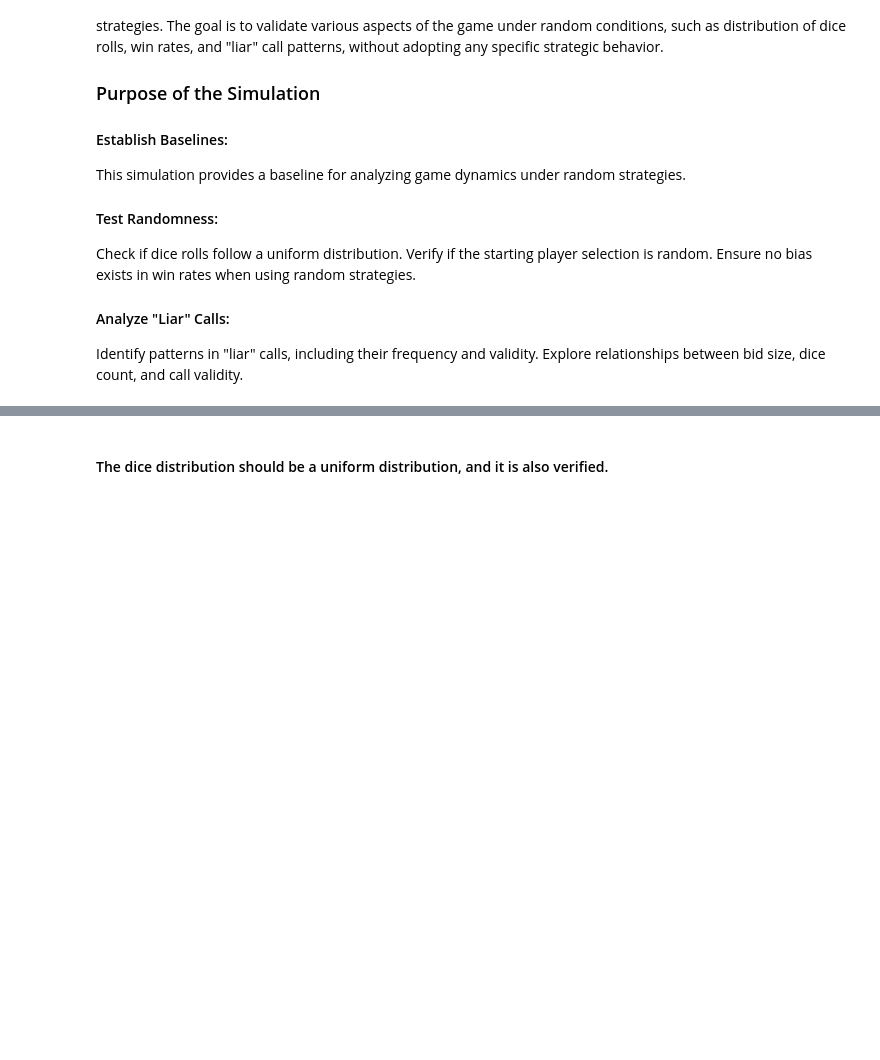
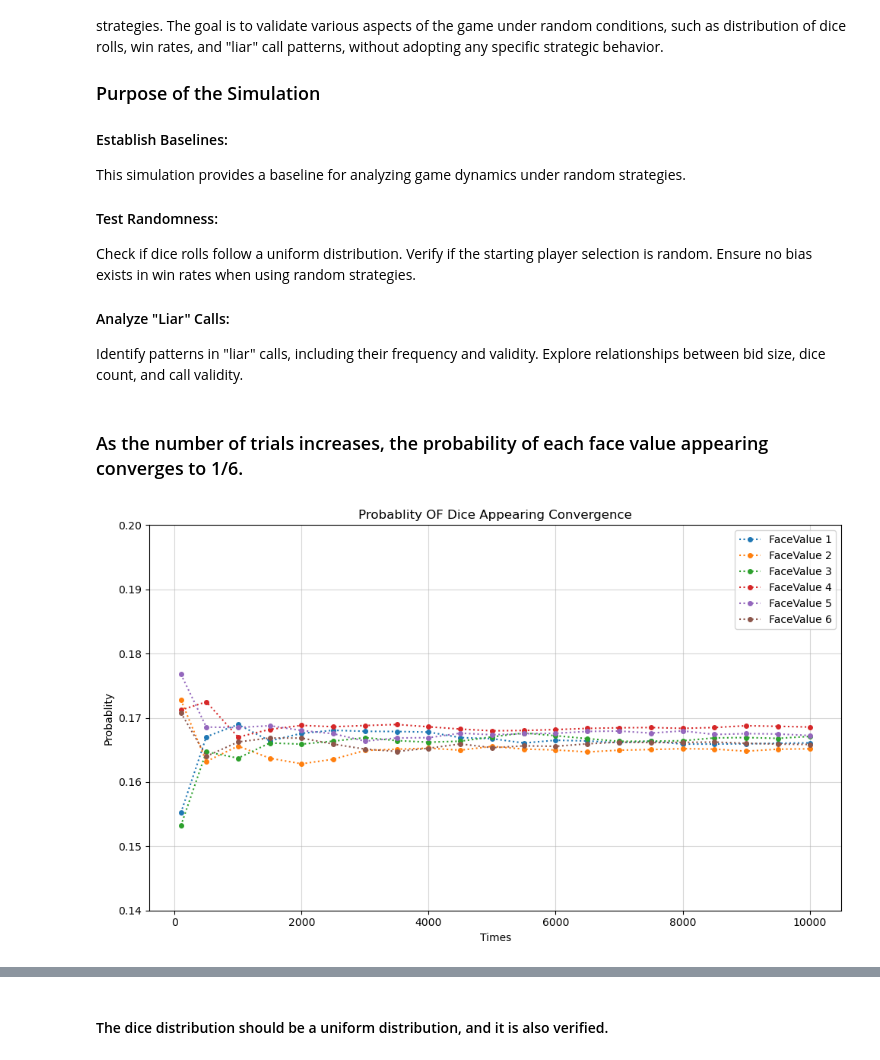
Before and after one commit to iSchool-597PR/2024Fall_projects, a Jupyter notebook: Validation.ipynb, the cells around one changed output, grey strips where cells are left out. Drawn from its saved outputs; the diff is of its cells as text; code cells hidden in the pictures; blank space fills up the shorter version.

```diff
--- a/Validation.ipynb
+++ b/Validation.ipynb
@@ -33,0 +36,20 @@ for _ in range(times):
+# %% [markdown]
+### As the number of trials increases, the probability of each face value appearing converges to 1/6.
+# %%
+dice  = pd.DataFrame(dice_convergence)
+dice = dice.div(dice.sum(axis=1), axis=0)
+dice.columns = ['FaceValue 1', 'FaceValue 2', 'FaceValue 3', 'FaceValue 4', 'FaceValue 5', 'FaceValue 6']
+dice = dice[((dice.index + 1) % 500  == 0) | (dice.index + 1 == 100)]
+plt.figure(figsize=(10, 6))
+for col in dice.columns:
+    plt.plot(dice.index + 1, dice[col], marker='o', linestyle=':', markersize=4, label=f'{col}')
+plt.xlabel('Times')
+plt.ylabel('Probablity')
+plt.ylim(0.14, 0.2)
+plt.title('Probablity OF Dice Appearing Convergence')
+plt.legend()
+plt.grid(alpha=0.5)
+plt.tight_layout()
+plt.show()
+# %% [output]
+[figure, added]
```
Also changed, not shown: parts of 7 cells of this notebook.
